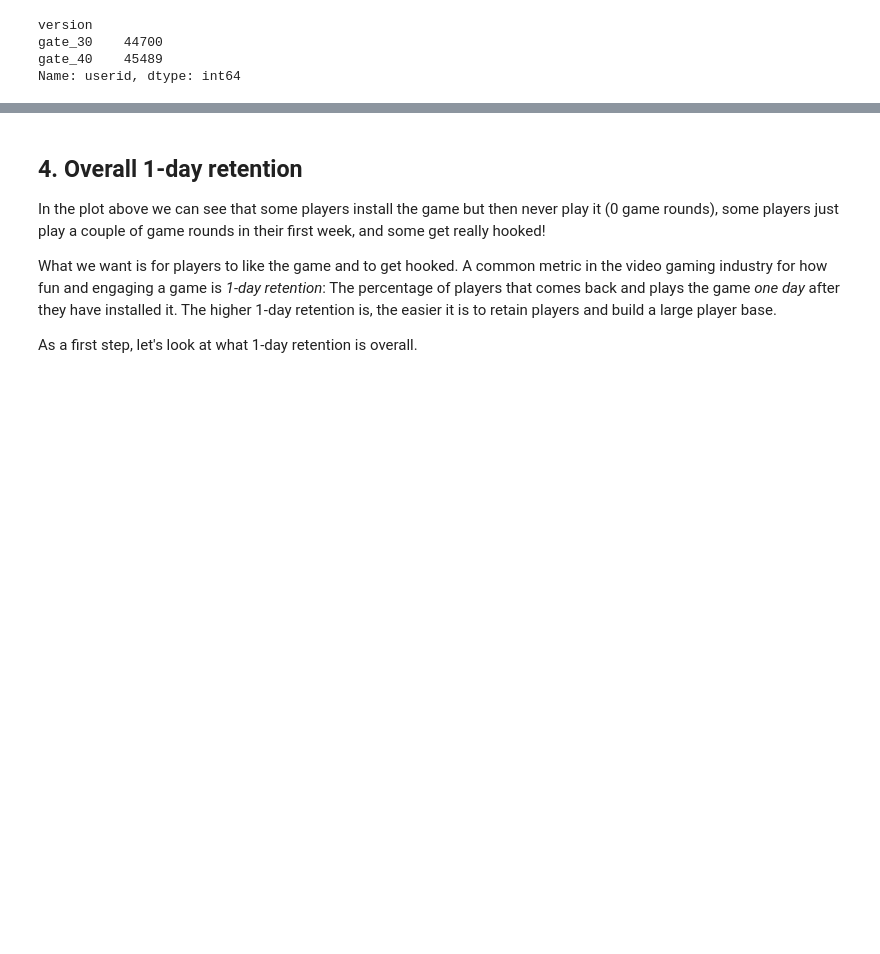
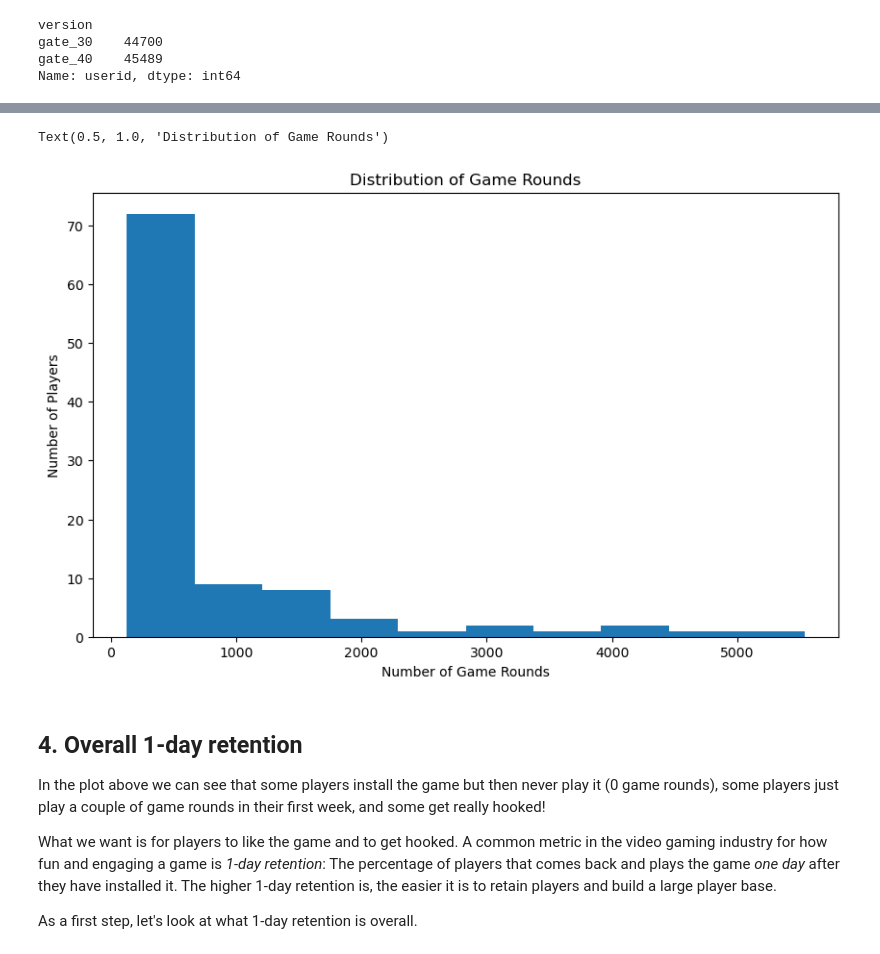
Before and after one commit to JeremyTallant/cookie_cats, a Jupyter notebook: mobile_games.ipynb, the cells around one changed output, grey strips where cells are left out. Saved outputs shown, nothing was run; the diff lists cells and outputs as text; code cells hidden in the pictures; blank space fills up the shorter version.

```diff
--- a/mobile_games.ipynb
+++ b/mobile_games.ipynb
@@ -48,14 +48,18 @@ Name: userid, dtype: int64
 # %%
 # This command makes plots appear in the notebook
 %matplotlib inline
 
 # Counting the number of players for each number of gamerounds
-plot_df = ...
+plot_df = df.groupby('sum_gamerounds')['userid'].count()
 
 # Plotting the distribution of players that played 0 to 100 game rounds
-ax = ...
-ax.set_xlabel("...")
-ax.set_ylabel("...")
+ax = plot_df.head(100).plot(kind='hist', figsize=(10,6))
+ax.set_xlabel("Number of Game Rounds")
+ax.set_ylabel("Number of Players")
+ax.set_title("Distribution of Game Rounds")
+# %% [output]
+Text(0.5, 1.0, 'Distribution of Game Rounds')
+[figure, added]
 # %% [markdown]
 ## 4. Overall 1-day retention
 <p>In the plot above we can see that some players install the game but then never play it (0 game rounds), some players just play a couple of game rounds in their first week, and some get really hooked!</p>
```
